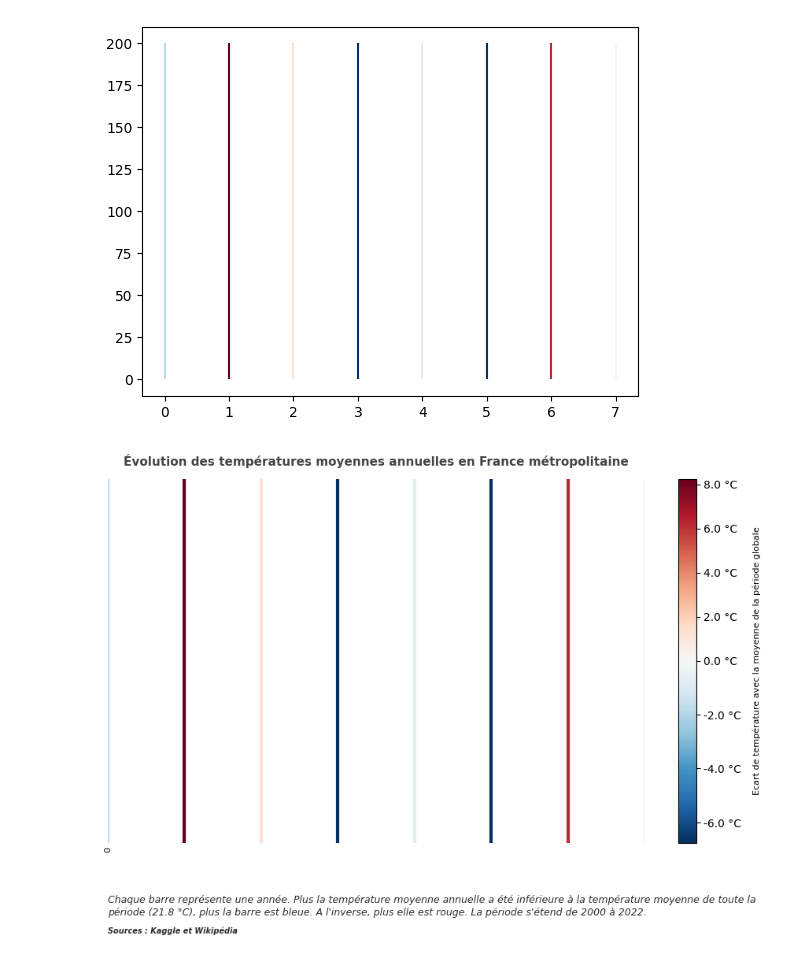
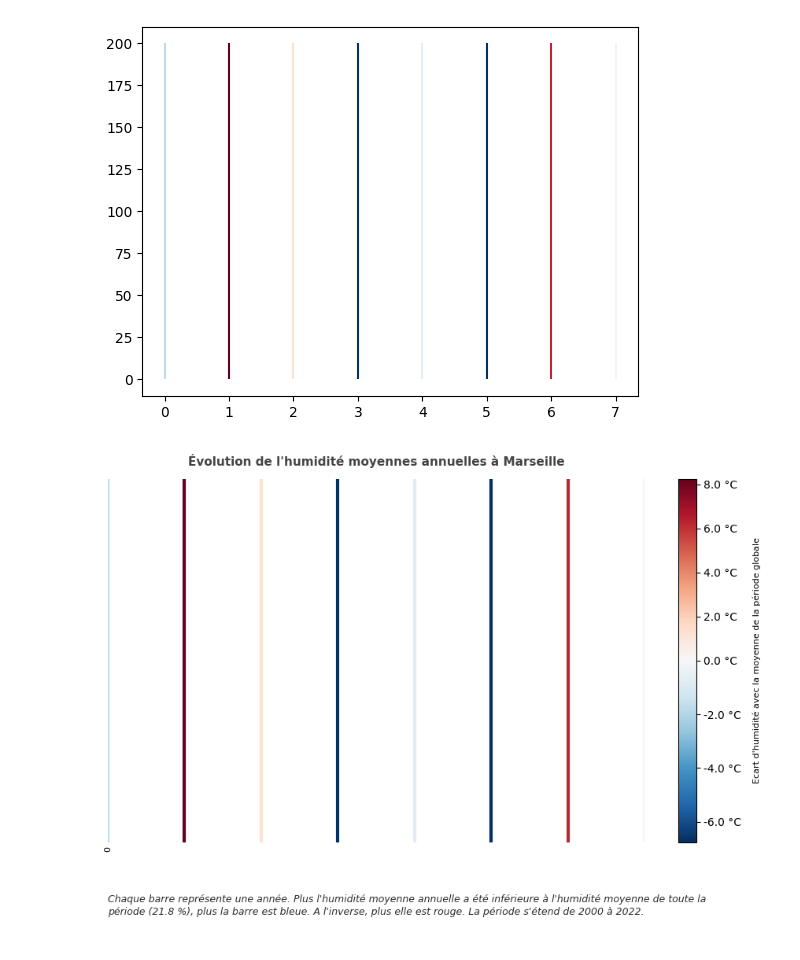
Before and after one commit to DylanLavoue/IA_Voltron, a Jupyter notebook: voltron_ia/notebooks/dataprocessing_vigne/dataviz_vignes.ipynb, the cells around one changed output. Drawn from its saved outputs; the diff is of its cells as text; code cells hidden in the pictures.

```diff
--- a/voltron_ia/notebooks/dataprocessing_vigne/dataviz_vignes.ipynb
+++ b/voltron_ia/notebooks/dataprocessing_vigne/dataviz_vignes.ipynb
@@ -185,35 +185,34 @@ import matplotlib as mpl
 #Améliorations :
 cpt = 0
 height = 600
 width = 1100
 
 px = 1/plt.rcParams['figure.dpi']
 fig,ax = plt.subplots(figsize=(width*px,height*px))
 
 labels_years = []
 
 for index, row in df_vigne.iterrows():
     plt.vlines(cpt, 0, height, linewidth=3, color=cmap(getColor(row["humidity"])))
     cpt+=1
     if (int(row.name)) % 10 ==0:
         labels_years.append(str(row.name))
     else :
         labels_years.append("")
 
 plt.yticks(visible = False)
 plt.xticks(range(0,len(labels_years)),labels_years, rotation='vertical', fontsize=8)
 plt.box(False)
 plt.margins(x=0, y=0)
 plt.tick_params(axis='both', length = 0)
-plt.title("Évolution des températures moyennes annuelles en France métropolitaine", color="#444444", pad=12, fontsize=11, fontweight="bold")
-plt.text(0, -120, "Chaque barre représente une année. Plus la température moyenne annuelle a été inférieure à la température moyenne de toute la\npériode ("+str(round(mean,1))+" °C), plus la barre est bleue. A l'inverse, plus elle est rouge. La période s'étend de 2000 à 2022.", fontsize=9,fontstyle="italic",linespacing=1.3, color="#2b2b2b")
-plt.text(0, -150, "Sources : Kaggle et Wikipédia", fontsize=7,fontstyle="italic",color="#2b2b2b", fontweight="bold")
+plt.title("Évolution de l'humidité moyennes annuelles à Marseille", color="#444444", pad=12, fontsize=11, fontweight="bold")
+plt.text(0, -120, "Chaque barre représente une année. Plus l'humidité moyenne annuelle a été inférieure à l'humidité moyenne de toute la\npériode ("+str(round(mean,1))+" %), plus la barre est bleue. A l'inverse, plus elle est rouge. La période s'étend de 2000 à 2022.", fontsize=9,fontstyle="italic",linespacing=1.3, color="#2b2b2b")
 
 #colorbar
 norm = mpl.colors.TwoSlopeNorm(vmin=min-mean,vcenter=0,vmax=max-mean)
 cb = fig.colorbar(mpl.cm.ScalarMappable(norm=norm, cmap=cmap),ax=ax,format="%.1f °C")
-cb.set_label(label="Ecart de température avec la moyenne de la période globale",fontsize=8,labelpad=10)
+cb.set_label(label="Ecart d'humidité avec la moyenne de la période globale",fontsize=8,labelpad=10)
 
 plt.show()
 # %% [output]
-[figure, old version]
+[figure, new version]
```
Also changed, not shown: 15 other files.
